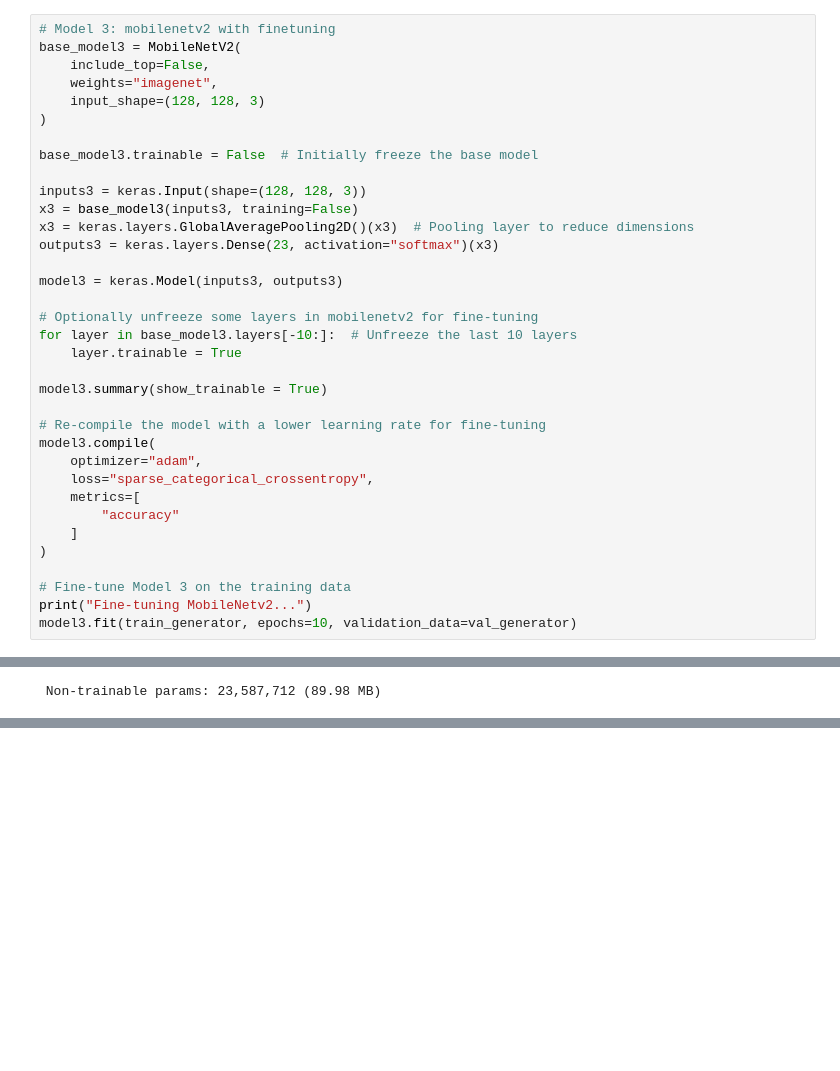
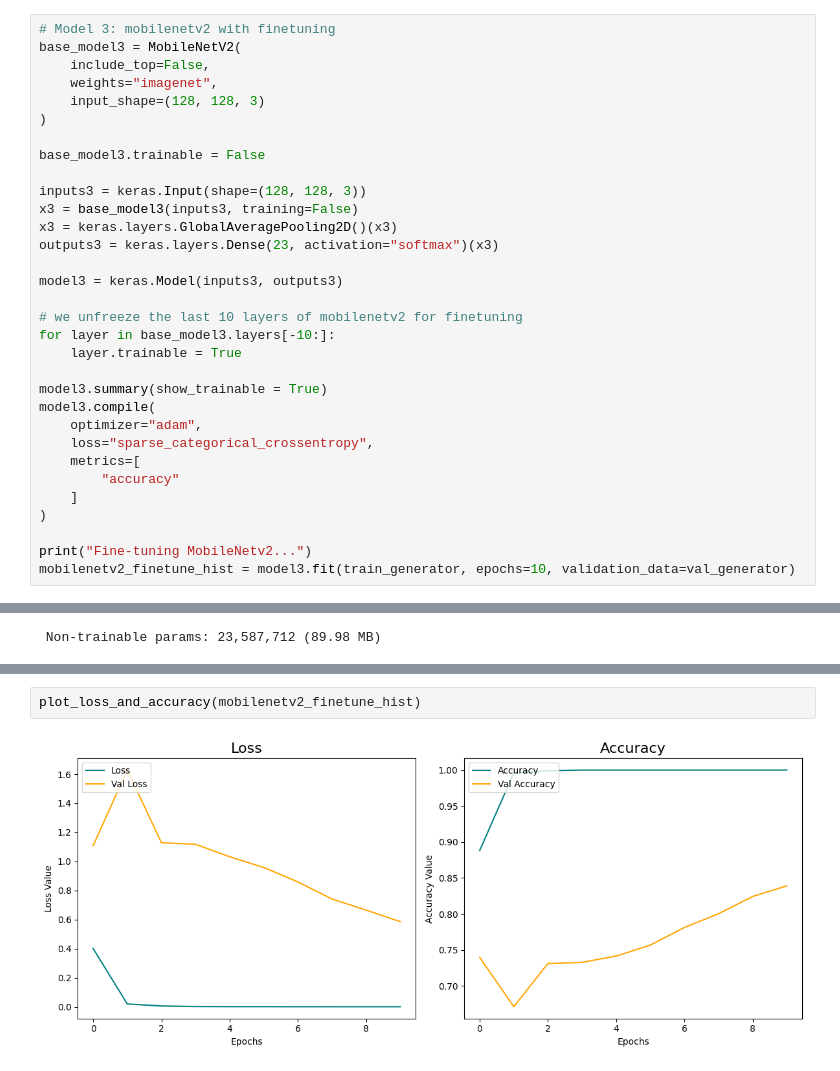
Before and after one commit to mariooohzc/ConvolutionNeuralNetworkImageClassificationProject, a Jupyter notebook: experimental/team3.ipynb, the cells around one changed output, grey strips where cells are left out. Saved outputs shown, nothing was run; the diff lists cells and outputs as text; blank space fills up the shorter version.

```diff
--- a/experimental/team3.ipynb
+++ b/experimental/team3.ipynb
@@ -482,22 +501,20 @@ base_model3 = MobileNetV2(
     input_shape=(128, 128, 3)
 )
 
-base_model3.trainable = False  # Initially freeze the base model
+base_model3.trainable = False
 
 inputs3 = keras.Input(shape=(128, 128, 3))
 x3 = base_model3(inputs3, training=False)
-x3 = keras.layers.GlobalAveragePooling2D()(x3)  # Pooling layer to reduce dimensions
+x3 = keras.layers.GlobalAveragePooling2D()(x3)
 outputs3 = keras.layers.Dense(23, activation="softmax")(x3)
 
 model3 = keras.Model(inputs3, outputs3)
 
-# Optionally unfreeze some layers in mobilenetv2 for fine-tuning
-for layer in base_model3.layers[-10:]:  # Unfreeze the last 10 layers
+# we unfreeze the last 10 layers of mobilenetv2 for finetuning
+for layer in base_model3.layers[-10:]:
     layer.trainable = True
 
 model3.summary(show_trainable = True)
-
-# Re-compile the model with a lower learning rate for fine-tuning
 model3.compile(
     optimizer="adam",
     loss="sparse_categorical_crossentropy",
@@ -506,7 +523,6 @@ model3.compile(
     ]
 )
 
-# Fine-tune Model 3 on the training data
 print("Fine-tuning MobileNetv2...")
-model3.fit(train_generator, epochs=10, validation_data=val_generator)
+mobilenetv2_finetune_hist = model3.fit(train_generator, epochs=10, validation_data=val_generator)
 # %% [output]
@@ -635,0 +700,4 @@ False Negative Rate for class 14: 0.0000
+# %%
+plot_loss_and_accuracy(mobilenetv2_finetune_hist)
+# %% [output]
+[figure, added]
```
Also changed, not shown: parts of 29 cells of this notebook.
